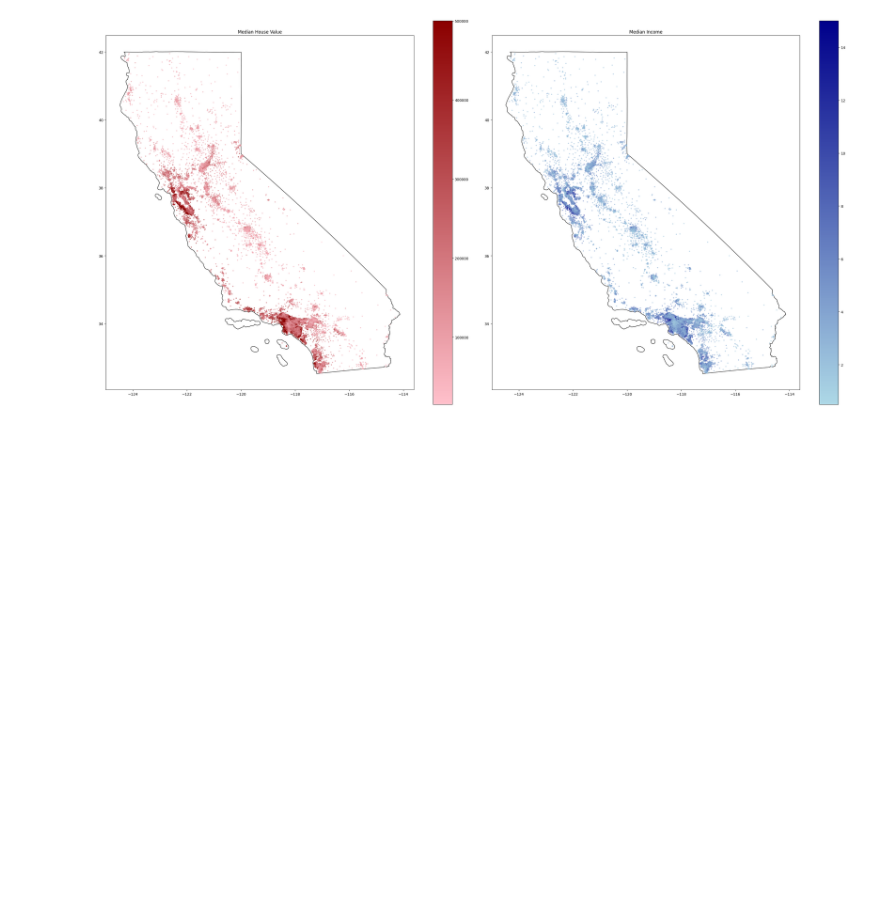
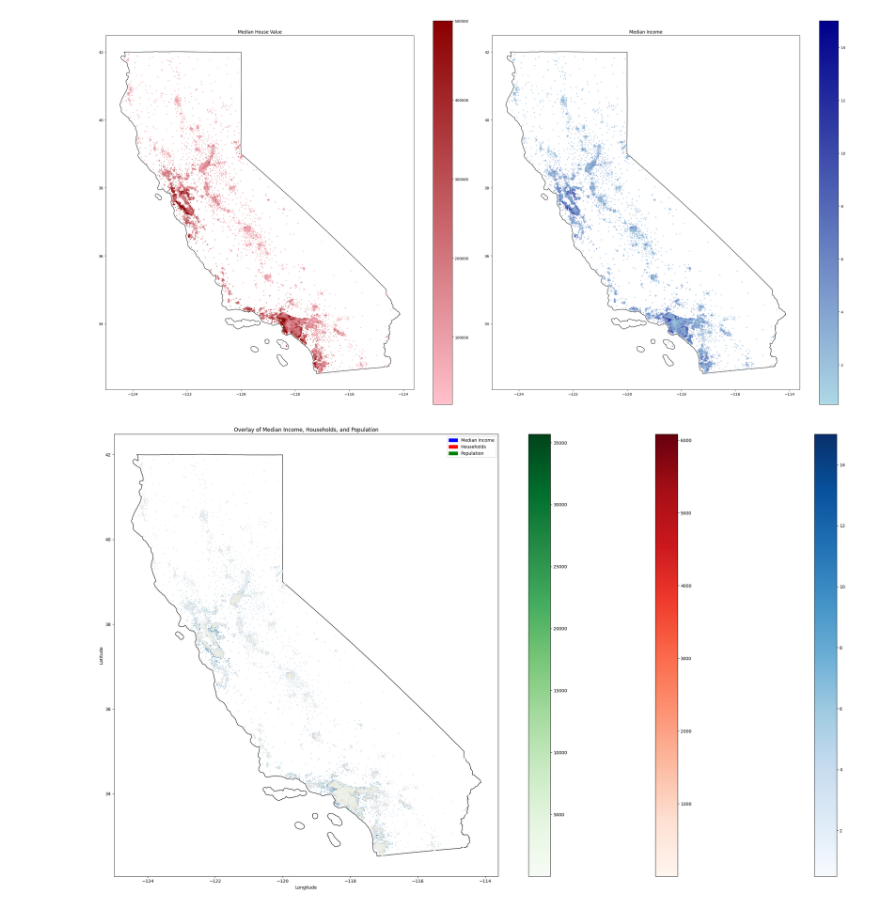
Before and after one commit to YG29/bachelorThesis, a Jupyter notebook: notebooks/data_visualize.ipynb, the cells around one changed output. Drawn from its saved outputs; the diff is of its cells as text; code cells hidden in the pictures; blank space fills up the shorter version.

```diff
--- a/notebooks/data_visualize.ipynb
+++ b/notebooks/data_visualize.ipynb
@@ -70,3 +70,35 @@ plt.tight_layout()
 plt.show()
 # %% [output]
 [figure]
+# %%
+# Create a figure and axes
+fig, ax = plt.subplots(1, 1, figsize=(30, 15))
+
+# Plot the base map
+base = california.plot(ax=ax, color='white', edgecolor='black')
+
+# Overlay Median Income
+gdf.plot(ax=base, marker='o', column='Median_Income', cmap='Blues', markersize=2, alpha=1, legend=True, label='Median Income')
+
+# Overlay Households
+gdf.plot(ax=base, marker='^', column='Households', cmap='Reds', markersize=2, alpha=0.2, legend=True, label='Households')
+
+# Overlay Population
+gdf.plot(ax=base, marker='s', column='Population', cmap='Greens', markersize=2, alpha=0.1, legend=True, label='Population')
+
+# Add titles and labels
+ax.set_title('Overlay of Median Income, Households, and Population')
+ax.set_xlabel('Longitude')
+ax.set_ylabel('Latitude')
+
+# Create a custom legend
+import matplotlib.patches as mpatches
+income_patch = mpatches.Patch(color='blue', label='Median Income')
+households_patch = mpatches.Patch(color='red', label='Households')
+population_patch = mpatches.Patch(color='green', label='Population')
+plt.legend(handles=[income_patch, households_patch, population_patch])
+
+plt.tight_layout()
+plt.show()
+# %% [output]
+[figure, added]
```
Also changed, not shown: parts of 3 cells of this notebook, 13 other files.
